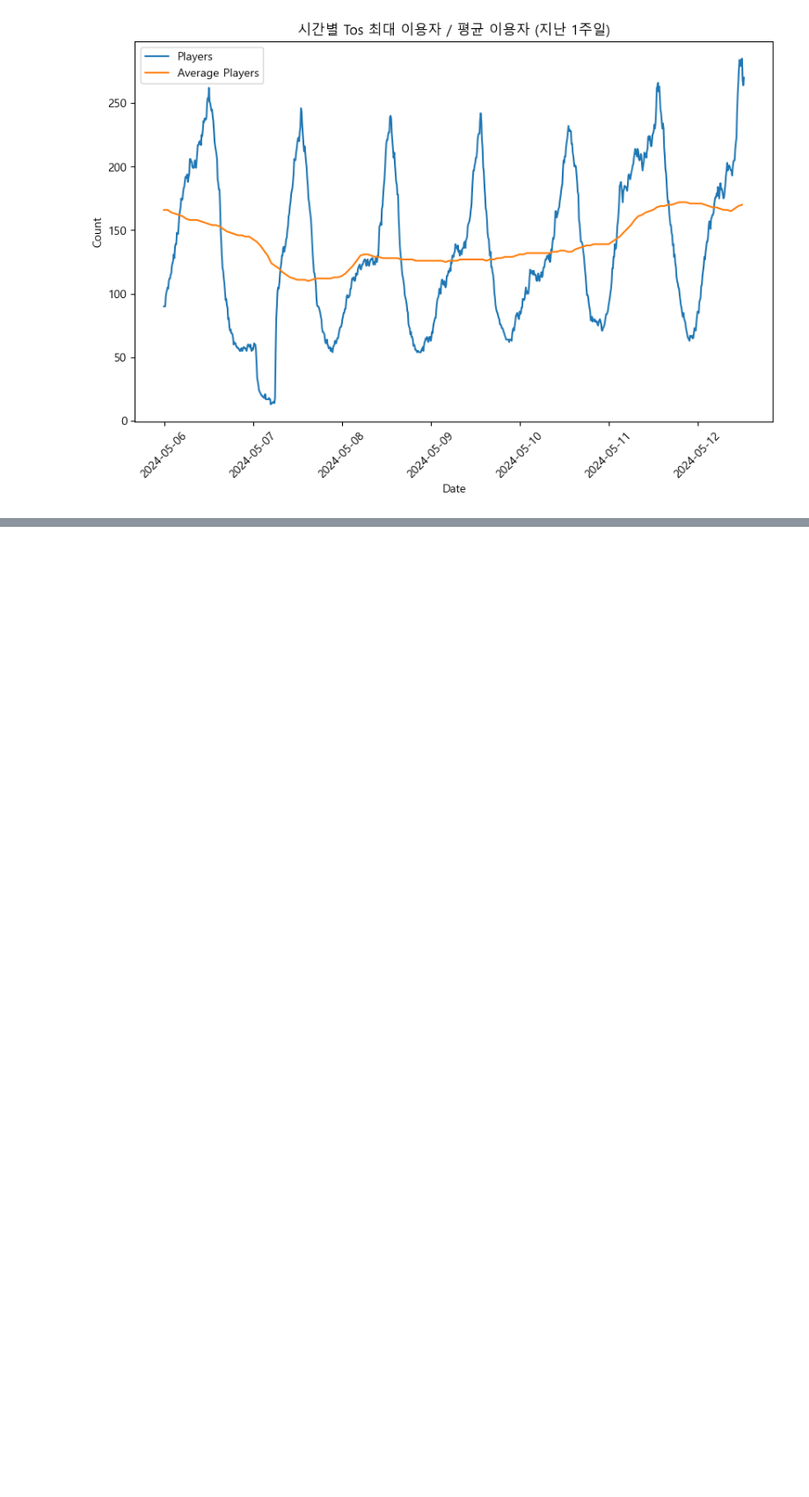
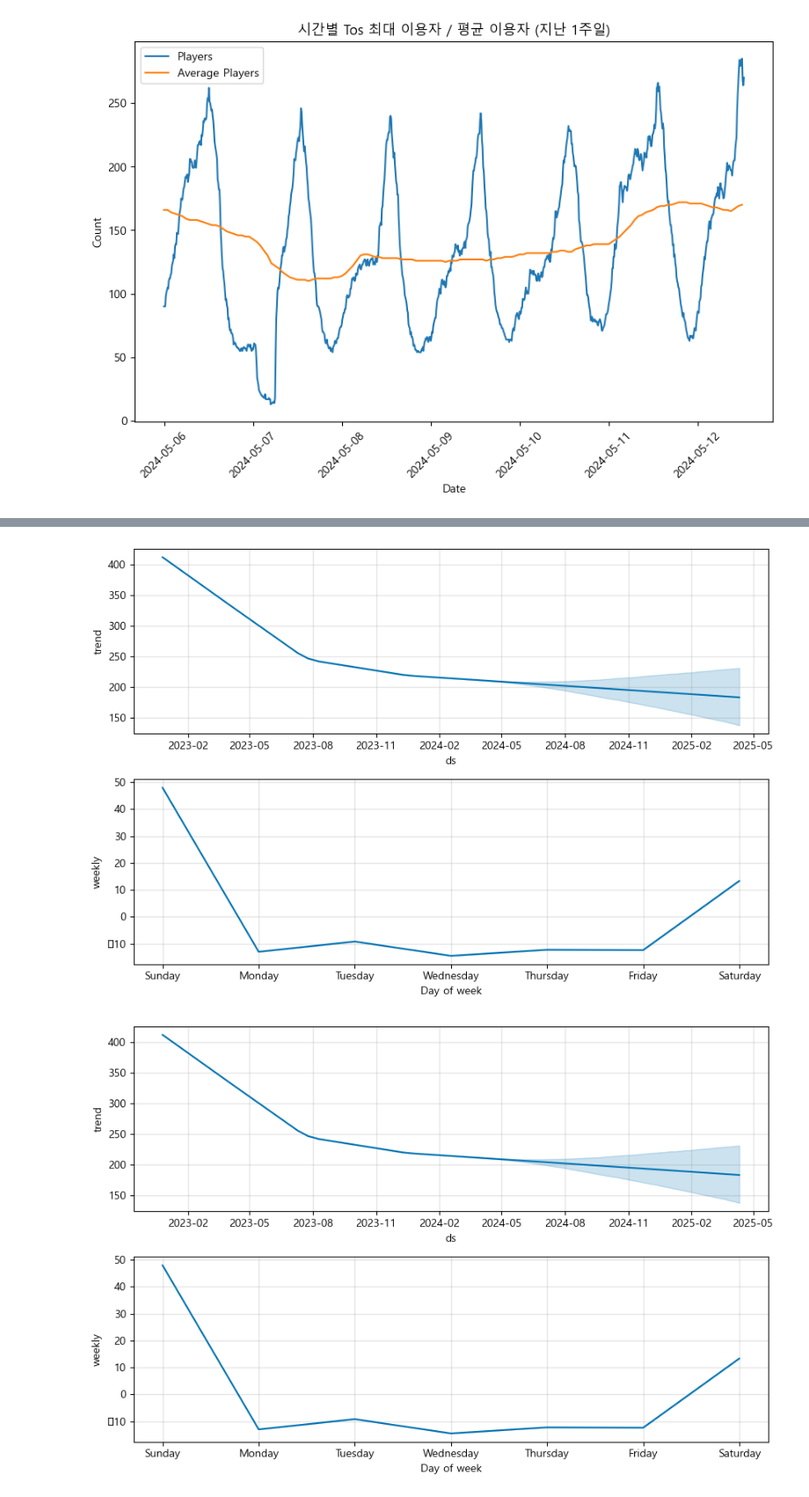
Before and after one commit to entangelk/tree_of_savior, a Jupyter notebook: docs/analysis/basic_analysis.ipynb, the cells around one changed output, grey strips where cells are left out. Shown at 88% size. Drawn from its saved outputs; the diff is of its cells as text; code cells hidden in the pictures; blank space fills up the shorter version.

```diff
--- a/docs/analysis/basic_analysis.ipynb
+++ b/docs/analysis/basic_analysis.ipynb
@@ -245,0 +142,5 @@ plt.show()
+# %%
+model_peak.plot_components(forecast_peak)
+# %% [output]
+[figure, added]
+[figure, added]
```
Also changed, not shown: parts of 27 cells of this notebook.
